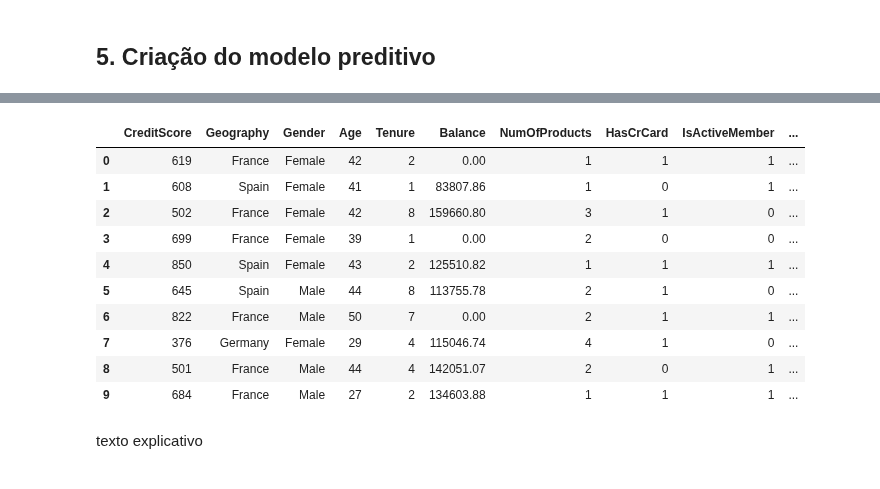
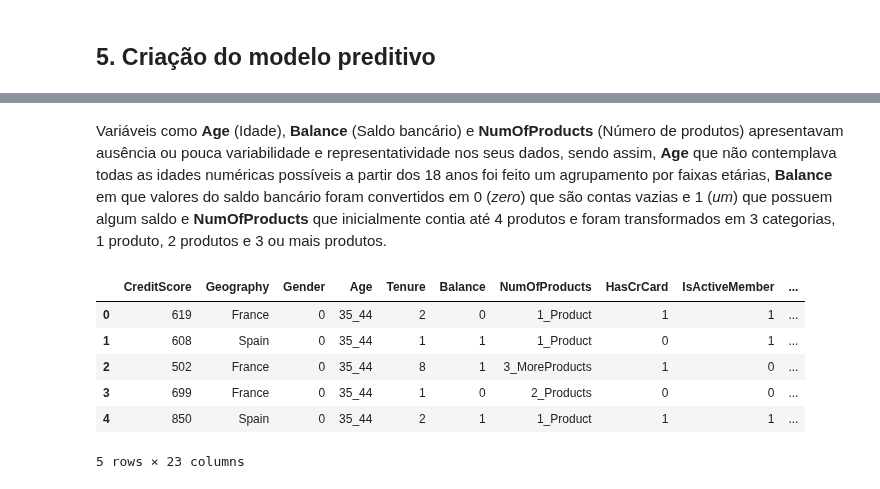
Before and after one commit to emso-exe/Churn_clientes_de_banco, a Jupyter notebook: churn_clientes_de_banco.ipynb, the cells around one changed output, grey strips where cells are left out. Drawn from its saved outputs; the diff is of its cells as text; code cells hidden in the pictures.

Commit message:
Transformação dos valores das variaveis e criação de novas.

```diff
--- a/churn_clientes_de_banco.ipynb
+++ b/churn_clientes_de_banco.ipynb
@@ -464,0 +487,8 @@ A análise de correlação entre as **variáveis independentes** e a **variável
+# %%
+# Converter os saldos bancários em categorias, se há saldo (1) ou não (0)
+
+maior_que_zero = lambda k: 1 if k > 0 else 0
+
+df['Balance'] = df['Balance'].map(maior_que_zero)
+
+df.head()
@@ -464,0 +502,11 @@ A análise de correlação entre as **variáveis independentes** e a **variável
+# %%
+# Converter as quantidades de produtos em categorias de 1, 2 e 3 ou mais produtos
+
+dict = {'1': '1_Product', '2': '2_Products',
+        '3': '3_MoreProducts', '4': '3_MoreProducts'}
+
+for k in dict:
+    df['NumOfProducts'] = [str(num).replace(k, dict[k])
+                           for num in df['NumOfProducts']]
+
+df.head()
@@ -465,59 +528,56 @@ A análise de correlação entre as **variáveis independentes** e a **variável
+# %% [markdown]
+Variáveis como **Age** (Idade), **Balance** (Saldo bancário) e **NumOfProducts** (Número de produtos) apresentavam ausência ou pouca variabilidade e representatividade nos seus dados, sendo assim, **Age** que não contemplava todas as idades numéricas possíveis a partir dos 18 anos foi feito um agrupamento por faixas etárias, **Balance** em que valores do saldo bancário foram convertidos em 0 (_zero_) que são contas vazias e 1 (_um_) que possuem algum saldo e **NumOfProducts** que inicialmente contia até 4 produtos e foram transformados em 3 categorias, 1 produto, 2 produtos e 3 ou mais produtos.
 # %%
 # Transformando valores de colunas expecificas em novas e distintas categorias
 
-def transforme_onehotenconder(col, dict, df):
+def transforme_onehotenconder(col, col_name, df):
     '''
     Função para transformando dos valores de colunas expecificas em categorias distintas
 
     :param col: Column Dataframe
         Dataframe e coluna a ser transformada.
-    :param dict: dict
-        Dicionário com nomes para nomeação das colunas transformadas.
+    :param col_name: str
+        Nome da coluna a ser transformada.
+    :param names: list
+        Lista com nomes para nomeação das colunas transformadas.
     :param df: Dataframe
         Nome do dataframe.
     return df: Dataframe
         Dataframe com as colunas transformadas.
     '''
-    ohe = OneHotEncoder().fit_transform(
-        col.values.reshape(-1, 1)).toarray()
-    df_ohe = pd.DataFrame(ohe)
-    df_ohe.rename(columns=dict, inplace=True)
+    ohe = OneHotEncoder().fit_transform(col.values.reshape(-1, 1)).toarray()
+    names = OneHotEncoder().fit(col.values.reshape(-1, 1)).get_feature_names_out([col_name])
+    df_ohe = pd.DataFrame(ohe, columns=names)
     df = pd.concat([df, df_ohe], axis=1)
     return df
 
 
 def transforme_labelenconder(col, name):
     '''
     Função para transformando dos valores de colunas expecificas em categorias distintas
 
     :param col: Column Dataframe
         Dataframe e coluna a ser transformada.
     :param name: str
         Nome da nova coluna do dataframe.
     return df: Dataframe
         Dataframe com as colunas transformadas.
     '''
     df[name] = LabelEncoder().fit_transform(col)
     return df
 
 
-dict = {0: 'France', 1: 'Germany', 2: 'Spain'}
+df = transforme_onehotenconder(df['Geography'], 'Geo', df)
+df = transforme_onehotenconder(df['NumOfProducts'], 'Num', df)
+df = transforme_onehotenconder(df['Age'], 'Age', df)
+df = transforme_labelenconder(df['Gender'], 'Gender')
 
-df = transforme_onehotenconder(df['Geography'], dict, df)
-df = transforme_labelenconder(df['Gender'], 'Gender_bin')
-
-df.head(10)
+df.head()
 # %% [output]
 |  | CreditScore | Geography | Gender | Age | Tenure | Balance | NumOfProducts | HasCrCard | IsActiveMember | ... |
-| 0 | 619 | France | Female | 42 | 2 | 0.00 | 1 | 1 | 1 | ... |
-| 1 | 608 | Spain | Female | 41 | 1 | 83807.86 | 1 | 0 | 1 | ... |
-| 2 | 502 | France | Female | 42 | 8 | 159660.80 | 3 | 1 | 0 | ... |
-| 3 | 699 | France | Female | 39 | 1 | 0.00 | 2 | 0 | 0 | ... |
-| 4 | 850 | Spain | Female | 43 | 2 | 125510.82 | 1 | 1 | 1 | ... |
-| 5 | 645 | Spain | Male | 44 | 8 | 113755.78 | 2 | 1 | 0 | ... |
-| 6 | 822 | France | Male | 50 | 7 | 0.00 | 2 | 1 | 1 | ... |
-| 7 | 376 | Germany | Female | 29 | 4 | 115046.74 | 4 | 1 | 0 | ... |
-| 8 | 501 | France | Male | 44 | 4 | 142051.07 | 2 | 0 | 1 | ... |
-| 9 | 684 | France | Male | 27 | 2 | 134603.88 | 1 | 1 | 1 | ... |
+| 0 | 619 | France | 0 | 35_44 | 2 | 0 | 1_Product | 1 | 1 | ... |
+| 1 | 608 | Spain | 0 | 35_44 | 1 | 1 | 1_Product | 0 | 1 | ... |
+| 2 | 502 | France | 0 | 35_44 | 8 | 1 | 3_MoreProducts | 1 | 0 | ... |
+| 3 | 699 | France | 0 | 35_44 | 1 | 0 | 2_Products | 0 | 0 | ... |
+| 4 | 850 | Spain | 0 | 35_44 | 2 | 1 | 1_Product | 1 | 1 | ... |
+5 rows × 23 columns
-# %% [markdown]
-texto explicativo
```
Also changed, not shown: parts of 9 cells of this notebook.
